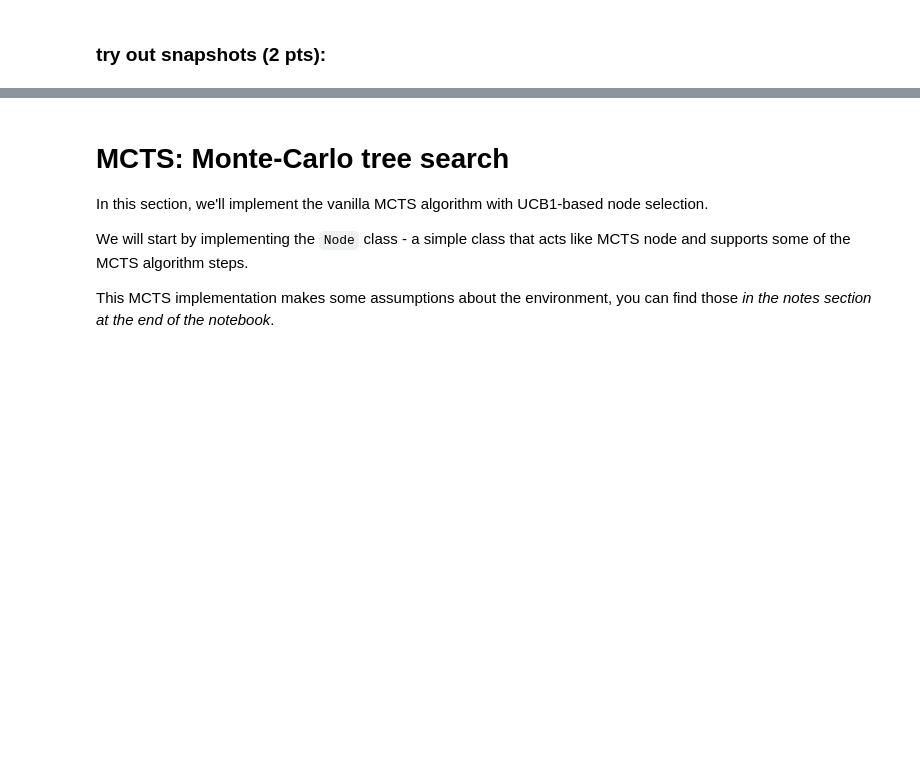
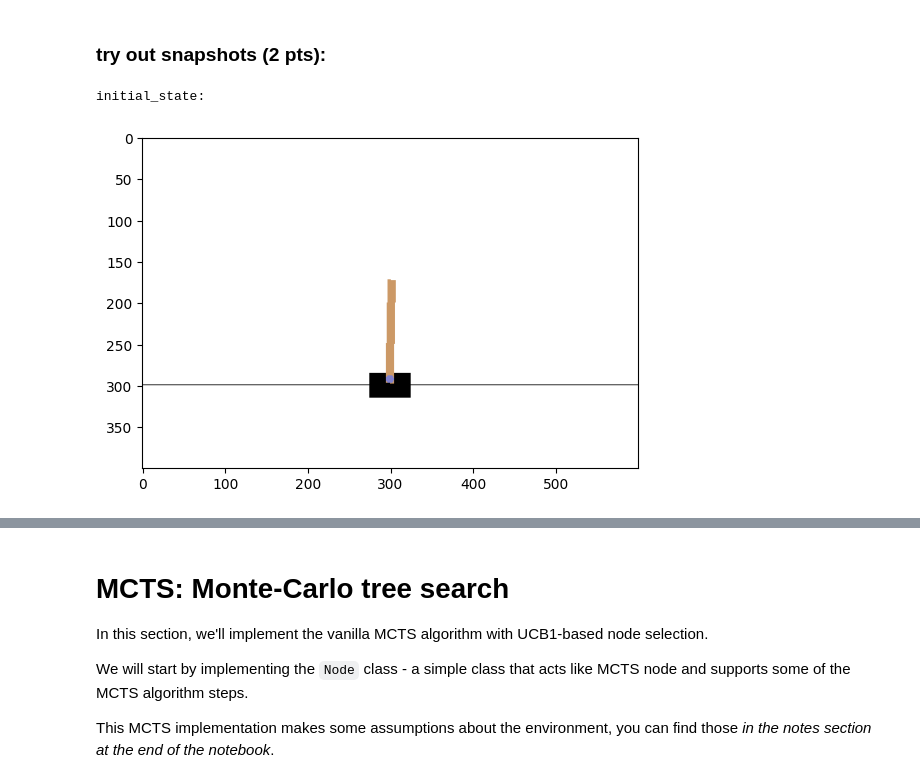
Before and after one commit to FynjyBath/MLhomework-Python-AESC, a Jupyter notebook: task5/task5_MCTS.ipynb, the cells around one changed output, grey strips where cells are left out. Drawn from its saved outputs; the diff is of its cells as text; code cells hidden in the pictures; blank space fills up the shorter version.

```diff
--- a/task5/task5_MCTS.ipynb
+++ b/task5/task5_MCTS.ipynb
@@ -6,7 +6,13 @@
 import gym
 import numpy as np
 import matplotlib.pyplot as plt
+import pyglet
 %matplotlib inline
+from IPython.display import clear_output
+
+from math import *
+import time
+time.clock = time.time
 # %% [markdown]
 ## Seminar: Monte-carlo tree search
 
@@ -95,9 +101,13 @@ n_actions = #
 # %%
 print("initial_state:")
 
 plt.imshow(env.render('rgb_array'))
 
 #create first snapshot
+snap0 = env.get_snapshot()
+# %% [output]
+initial_state:
+[figure, added]
 # %%
 #play without making snapshots (faster)
 while True:
```
Also changed, not shown: parts of 9 cells of this notebook, 1 other file.
